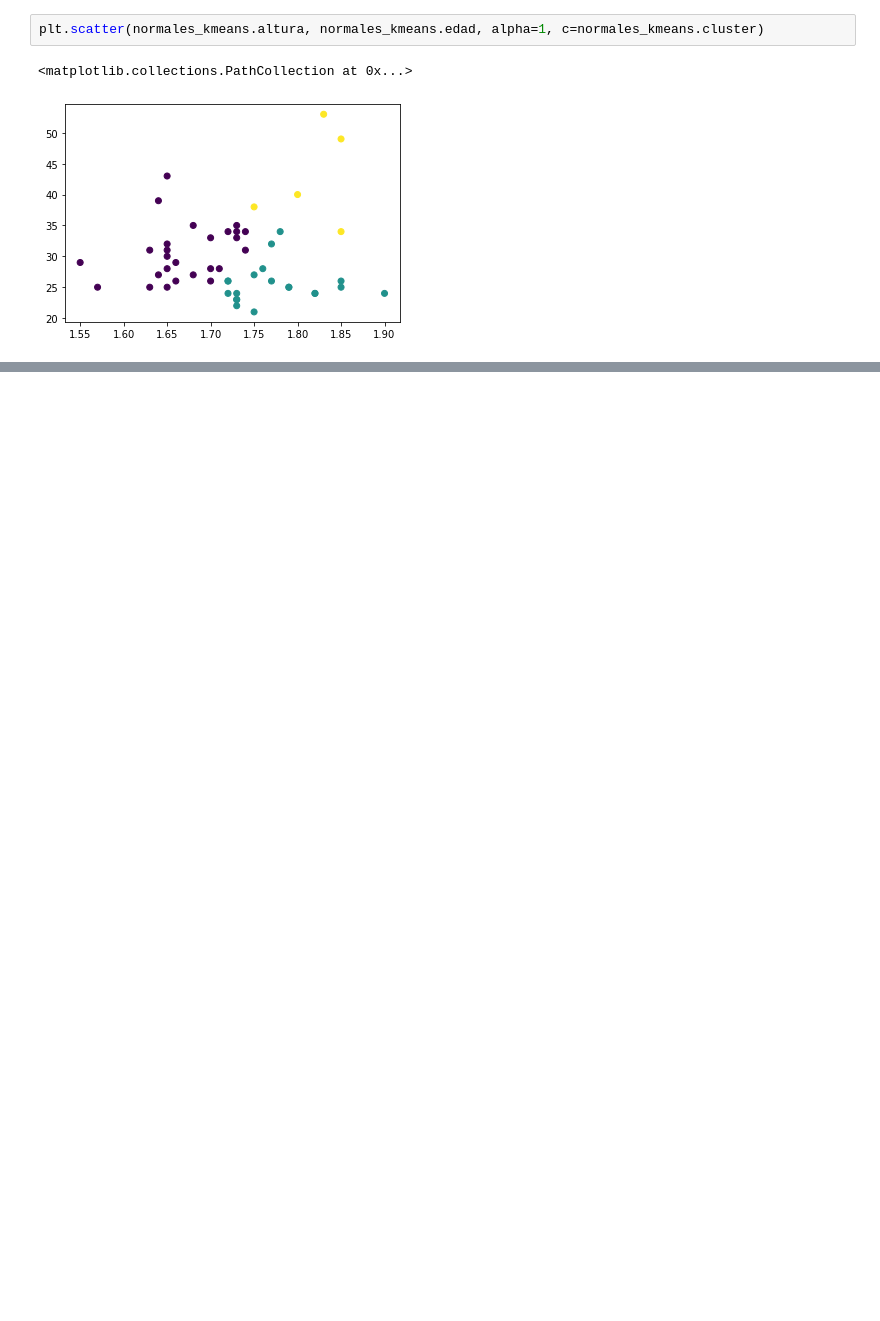
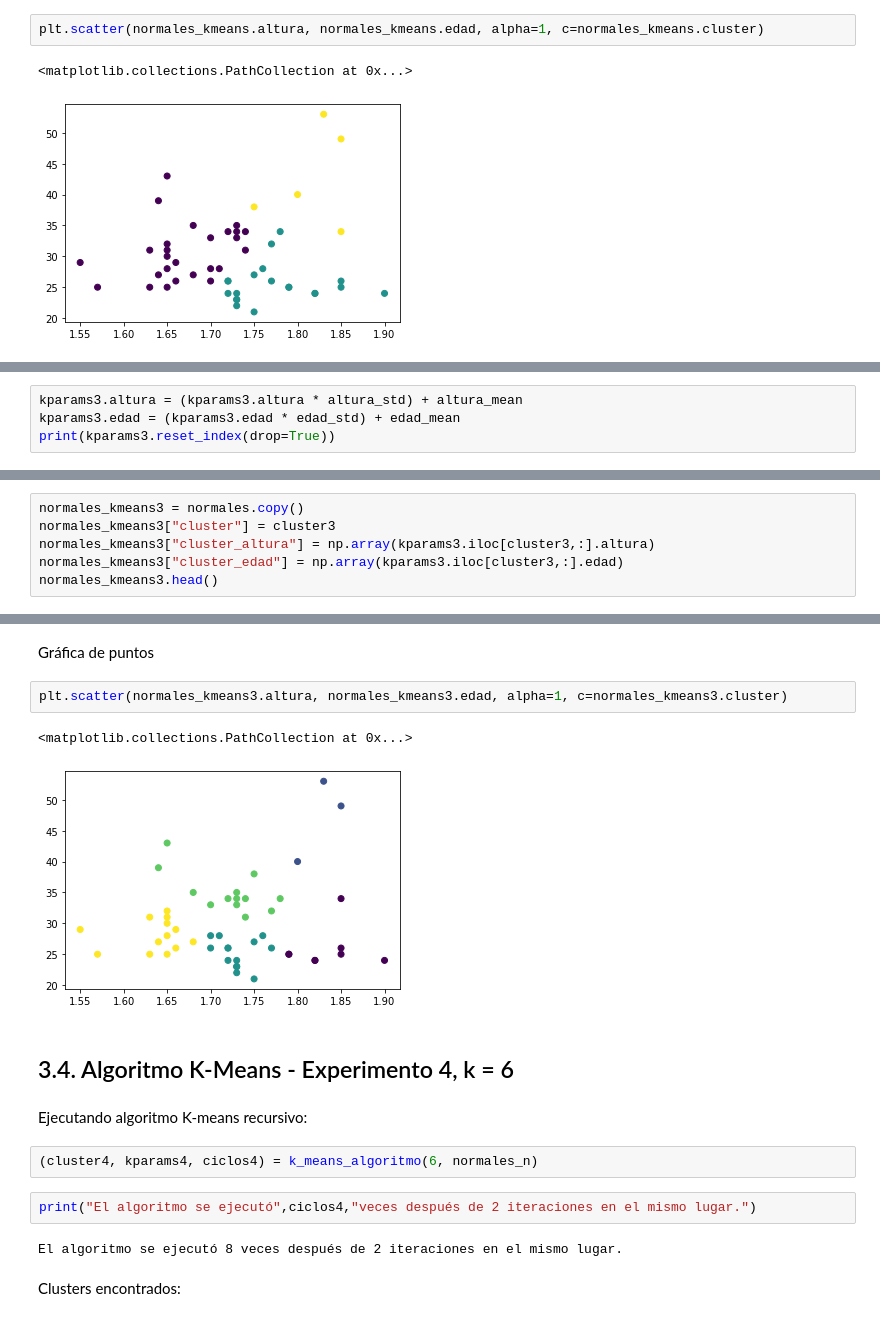
Before and after one commit to josedalvik/datascience_stlearning2_practica1, a Jupyter notebook: K-means y GMM.ipynb, the cells around one changed output, grey strips where cells are left out. Drawn from its saved outputs; the diff is of its cells as text; blank space fills up the shorter version.

```diff
--- a/K-means y GMM.ipynb
+++ b/K-means y GMM.ipynb
@@ -133,0 +194,4 @@ plt.scatter(normales_kmeans.altura, normales_kmeans.edad, alpha=1, c=normales_km
+# %%
+kparams3.altura = (kparams3.altura * altura_std) + altura_mean
+kparams3.edad = (kparams3.edad * edad_std) + edad_mean
+print(kparams3.reset_index(drop=True))
@@ -133,0 +207,6 @@ plt.scatter(normales_kmeans.altura, normales_kmeans.edad, alpha=1, c=normales_km
+# %%
+normales_kmeans3 = normales.copy()
+normales_kmeans3["cluster"] = cluster3
+normales_kmeans3["cluster_altura"] = np.array(kparams3.iloc[cluster3,:].altura)
+normales_kmeans3["cluster_edad"] = np.array(kparams3.iloc[cluster3,:].edad)
+normales_kmeans3.head()
@@ -133,0 +220,19 @@ plt.scatter(normales_kmeans.altura, normales_kmeans.edad, alpha=1, c=normales_km
+# %% [markdown]
+Gráfica de puntos
+# %%
+plt.scatter(normales_kmeans3.altura, normales_kmeans3.edad, alpha=1, c=normales_kmeans3.cluster)
+# %% [output]
+<matplotlib.collections.PathCollection at 0x...>
+[figure, added]
+# %% [markdown]
+## 3.4. Algoritmo K-Means - Experimento 4, k = 6
+# %% [markdown]
+Ejecutando algoritmo K-means recursivo:
+# %%
+(cluster4, kparams4, ciclos4) = k_means_algoritmo(6, normales_n)
+# %%
+print("El algoritmo se ejecutó",ciclos4,"veces después de 2 iteraciones en el mismo lugar.")
+# %% [output]
+El algoritmo se ejecutó 8 veces después de 2 iteraciones en el mismo lugar.
+# %% [markdown]
+Clusters encontrados:
```
Also changed, not shown: parts of 35 cells of this notebook.
